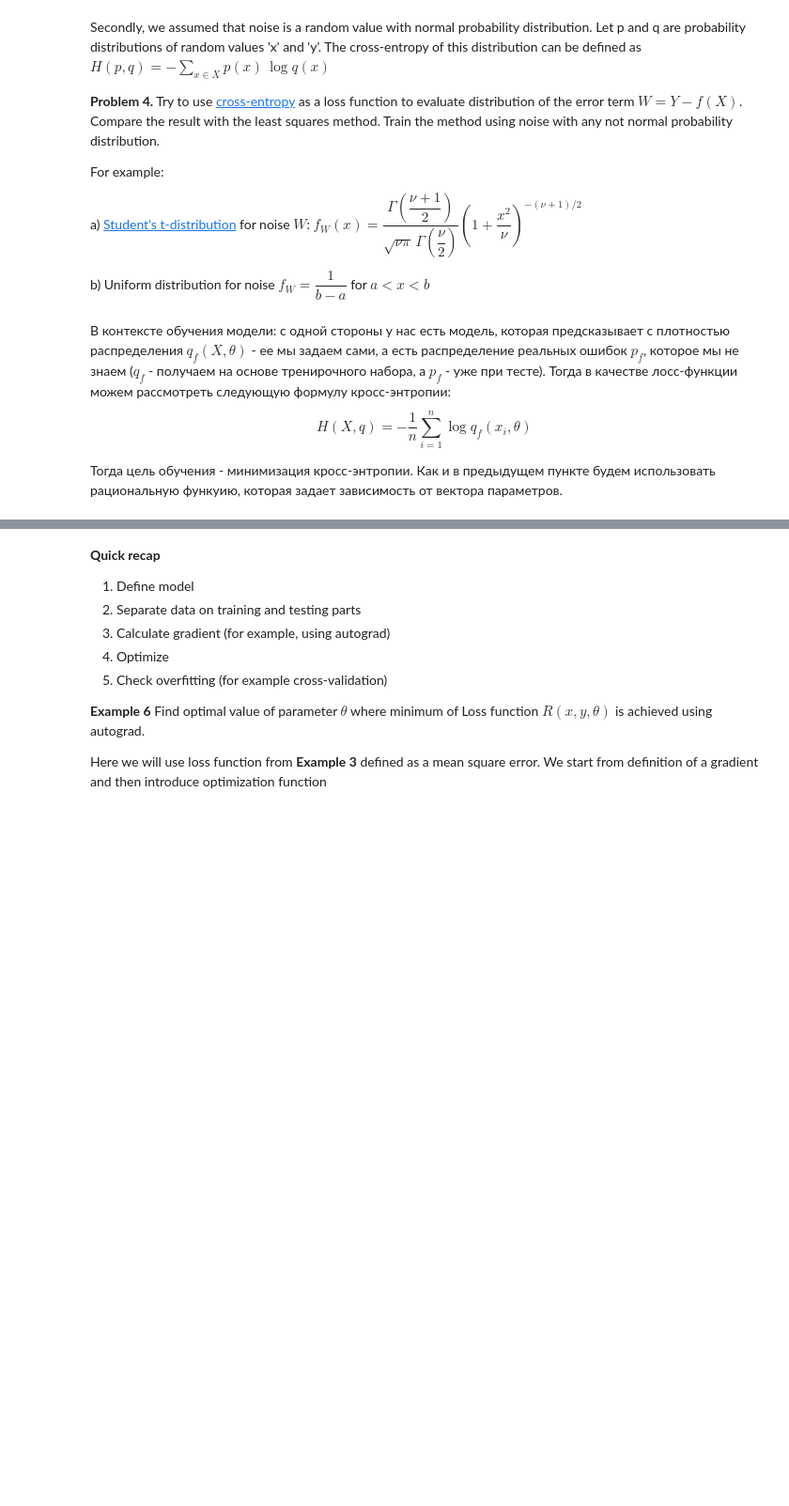
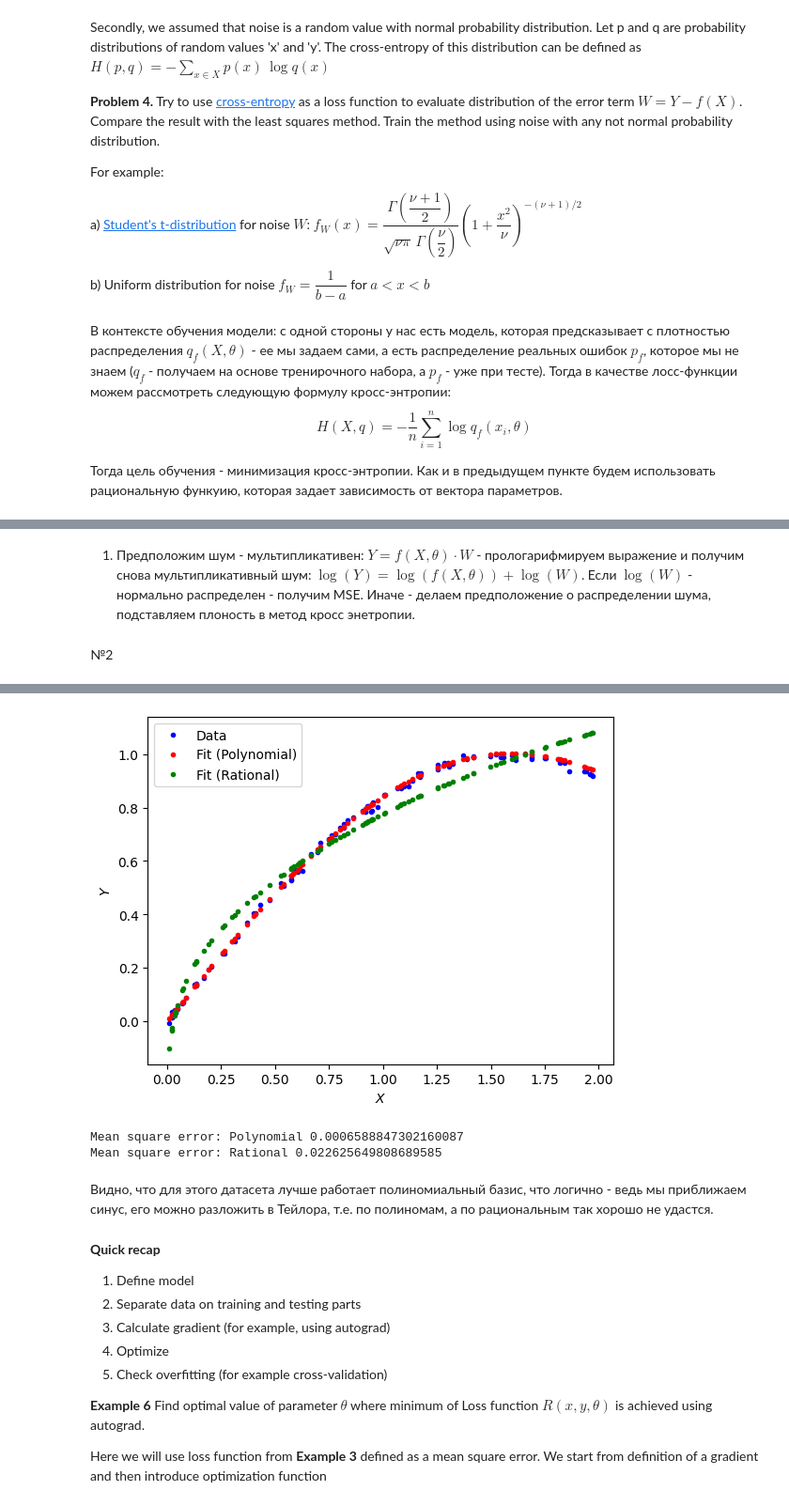
Before and after one commit to semyonbo/ml-phystech, a Jupyter notebook: intro.ipynb, the cells around one changed output, grey strips where cells are left out. Shown: that part at 94% size. Drawn from its saved outputs; the diff is of its cells as text; code cells hidden in the pictures; blank space fills up the shorter version.

```diff
--- a/intro.ipynb
+++ b/intro.ipynb
@@ -583,0 +560,60 @@ min cross-entropy: 0.937720
+# %% [markdown]
+1. Предположим шум - мультипликативен: $Y = f(X,\theta) \cdot W$ - прологарифмируем выражение и получим снова мультипликативный шум: $\log(Y) = \log(f(X,\theta)) + \log(W)$. Если $\log(W)$ - нормально распределен - получим MSE. Иначе - делаем предположение о распределении шума, подставляем плоность в метод кросс энетропии.
+# %% [markdown]
+№2
+# %%
+from autograd import grad
+import autograd.numpy as np
+
+def f(x, theta):
+  xn = F(x, D=len(theta))
+  return np.dot(xn, theta)
+
+def lsq(x, y, D):
+  f = F(x, D)
+  theta = np.linalg.solve( f.T@f, f.T@y )
+  return theta
+
+def rational(x, params):
+    a0, a1, a2, b0, b1 = params
+    P = a0 + a1 * x + a2 * x**2
+    Q = 1 + b0 * x + b1 * x**2
+    return P / Q
+
+def loss_rational(params, x, y):
+    return np.sum((y - rational(x, params))**2)
+
+def loss_polynom(theta, x, y):
+  rn = (y - f(x, theta))**2
+  return np.sum(rn)
+
+
+D = 4
+theta_lsq = lsq(X_train, Y_train, D)
+y_poly = f(X, theta_optimal)
+
+gradient = grad(loss_rational, 0)
+params = np.array([1.0, 0.3, 0.1, 0.5, 0.01]) #  for P and Q
+learning_rate = 0.1
+num_iterations = 1000
+
+for i in range(num_iterations):
+    gradient_value = gradient(params, X_train, Y_train)
+    params -= learning_rate * gradient_value
+    if (i+1) % 100 == 0:
+        loss = loss_rational(params, X_test, Y_test)/np.sqrt(S)
+        print(f"Iteration {i+1}, Loss: {loss:.6f}")
+
+y_rational= rational(X, params)
+
+plt.plot(X,Y, '.b', label='Data')
+plt.plot(X,y_poly, '.r', label='Fit (Polynomial)')
+plt.plot(X, y_rational, '.g', label='Fit (Rational)')
+plt.xlabel('$X$')
+plt.ylabel('$Y$')
+plt.legend()
+plt.show()
+
+print('Mean square error: Polynomial', loss_polynom(theta=theta_optimal, x=X, y=Y)/len(X_test) )
+print('Mean square error: Rational', np.sum((Y-rational(X, params))**2)/len(X_test) )
+# %% [output]
@@ -584,3 +630,8 @@ min cross-entropy: 0.937720
+[figure, added]
+Mean square error: Polynomial 0.0006588847302160087
+Mean square error: Rational 0.022625649808689585
+# %% [markdown]
+Видно, что для этого датасета лучше работает полиномиальный базис, что логично - ведь мы приближаем синус, его можно разложить в Тейлора, т.е. по полиномам, а по рациональным так хорошо не удастся.
 # %% [markdown]
 **Quick recap**
 1) Define model
```
Also changed, not shown: parts of 20 cells of this notebook.
